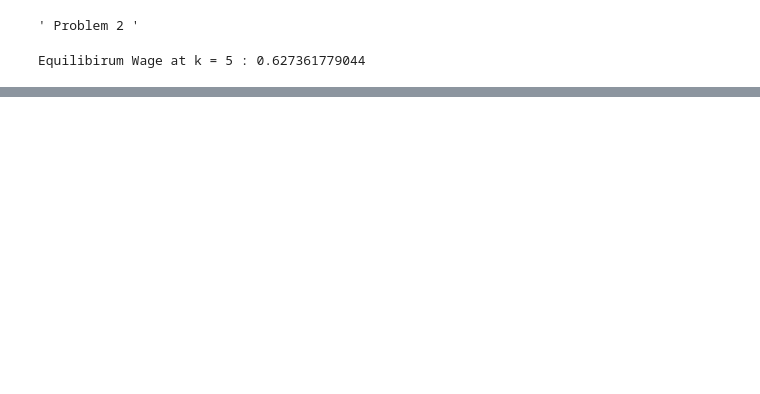
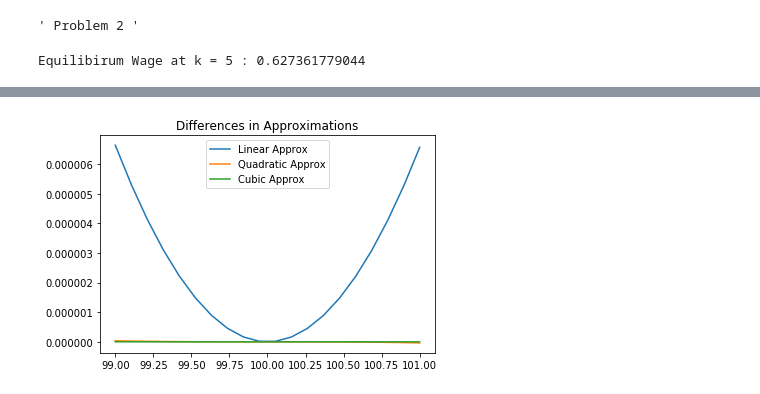
Before and after one commit to deehrlich/BootCamp2017, a Jupyter notebook: ProbSets/Econ/Week 5/Perturbation/Ehrlich_Perturb.ipynb, the cells around one changed output, grey strips where cells are left out. Saved outputs shown, nothing was run; the diff lists cells and outputs as text; code cells hidden in the pictures; blank space fills up the shorter version.

```diff
--- a/ProbSets/Econ/Week 5/Perturbation/Ehrlich_Perturb.ipynb
+++ b/ProbSets/Econ/Week 5/Perturbation/Ehrlich_Perturb.ipynb
@@ -121,2 +155,31 @@ def cubic_aprox(f, fp, fpp, fppp, x0, x, y0):
+# %%
+x0 = 100
+y0 = 49.2166
+x = np.linspace(99,101,20)
+y = np.repeat(49.,20)
+
+g = lambda x: opt.fsolve(f, y0, args = x)
+
+#actual y
+for i in range(len(x)):
+    y[i] = g(x[i])
+#first order approx
+lin = first_approx(g, x0, x)
+#second order approx
+quad = second_approx(g, x0, x)
+#third order approx
+cube = third_approx(g, x0, x)
+# %%
+diff1 = lin - y
+diff2 = quad - y
+diff3 = cube - y
+plt.plot(x, diff1, label='Linear Approx')
+plt.plot(x, diff2, label='Quadratic Approx')
+plt.plot(x, diff3, label='Cubic Approx')
+plt.title('Differences in Approximations')
+plt.legend()
+plt.show()
+# %% [output]
+[figure, added]
 # %%
 """ Problem 4 """
```
Also changed, not shown: parts of 11 cells of this notebook, 6 other files.
